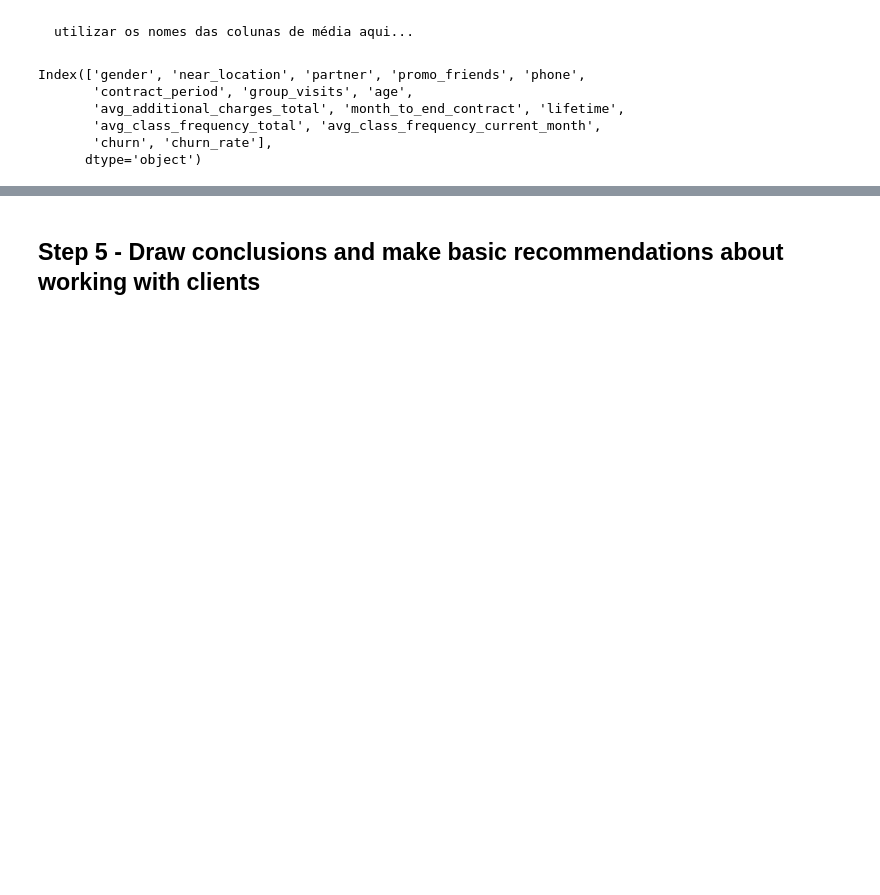
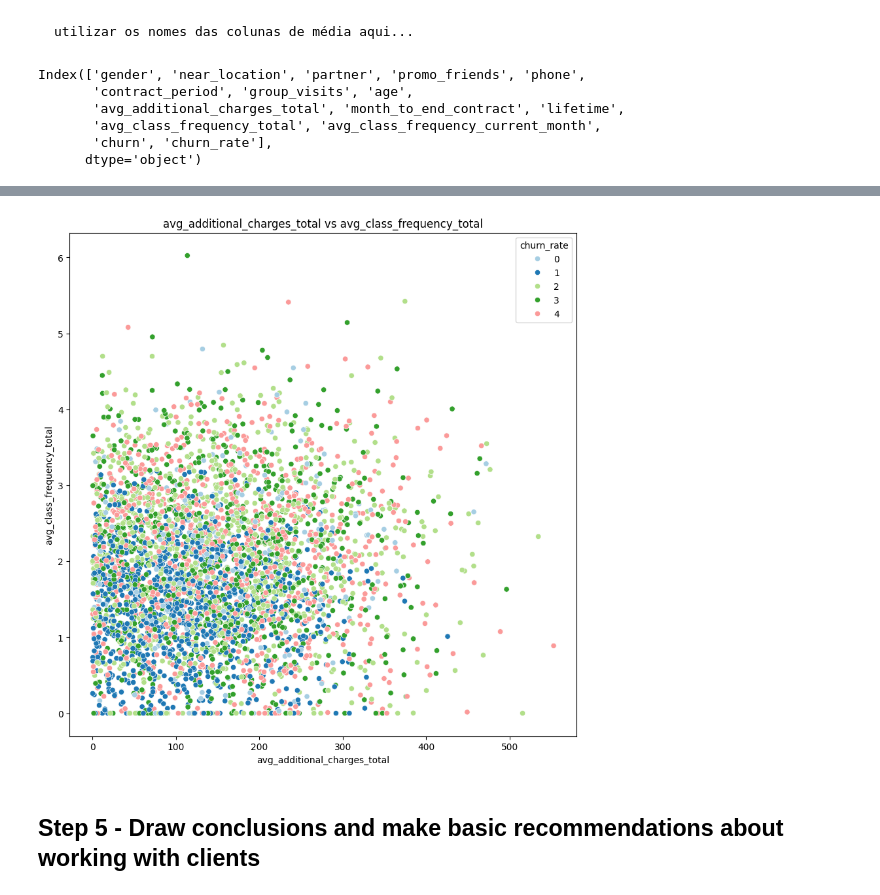
Before and after one commit to renanpan/Rotatividade_de_clientes_com_ML, a Jupyter notebook: sprint_12_project.ipynb, the cells around one changed output, grey strips where cells are left out. Cells and saved outputs as stored; diff of their text form; code cells hidden in the pictures; blank space fills up the shorter version.

```diff
--- a/sprint_12_project.ipynb
+++ b/sprint_12_project.ipynb
@@ -313,2 +323,7 @@ show_clusters_on_plot(gym_churn,'avg_class_frequency_total','avg_class_frequency
+# %%
+#render the graphic for the paired characteristics
+show_clusters_on_plot(gym_churn,'avg_additional_charges_total','avg_class_frequency_total','churn_rate')
+# %% [output]
+[figure, added]
 # %% [markdown]
 ## Step 5 - Draw conclusions and make basic recommendations about working with clients
```
Also changed, not shown: parts of 10 cells of this notebook, 1 other file.
